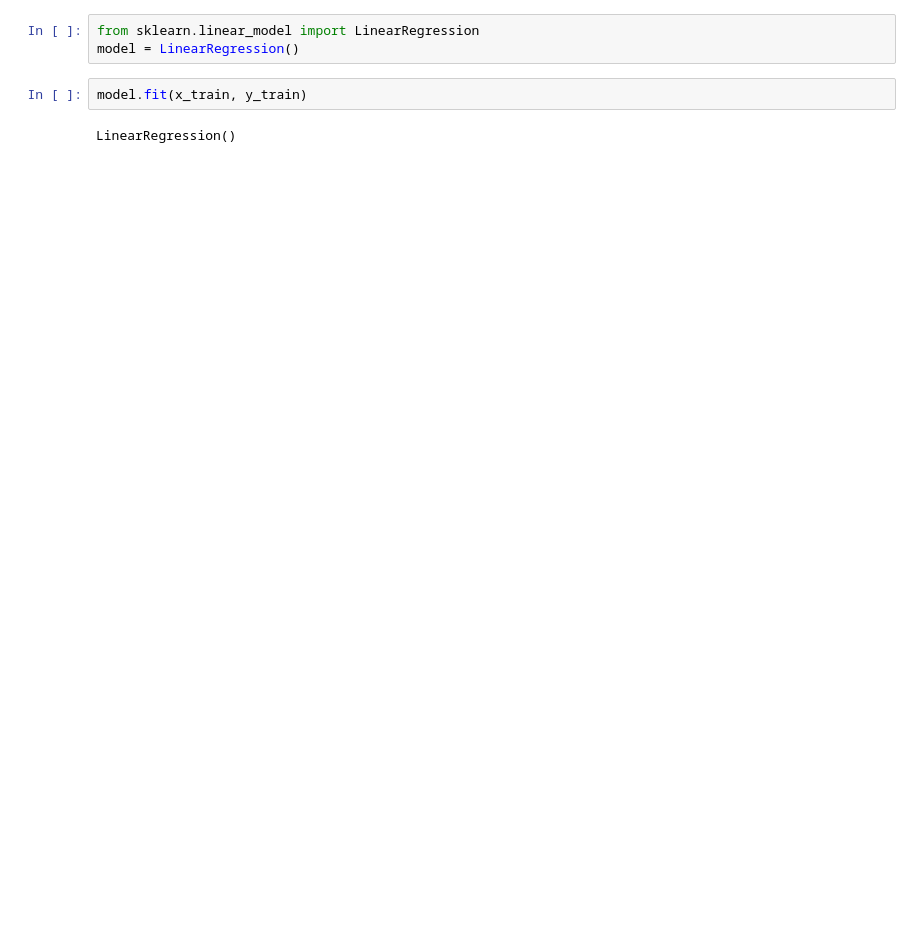
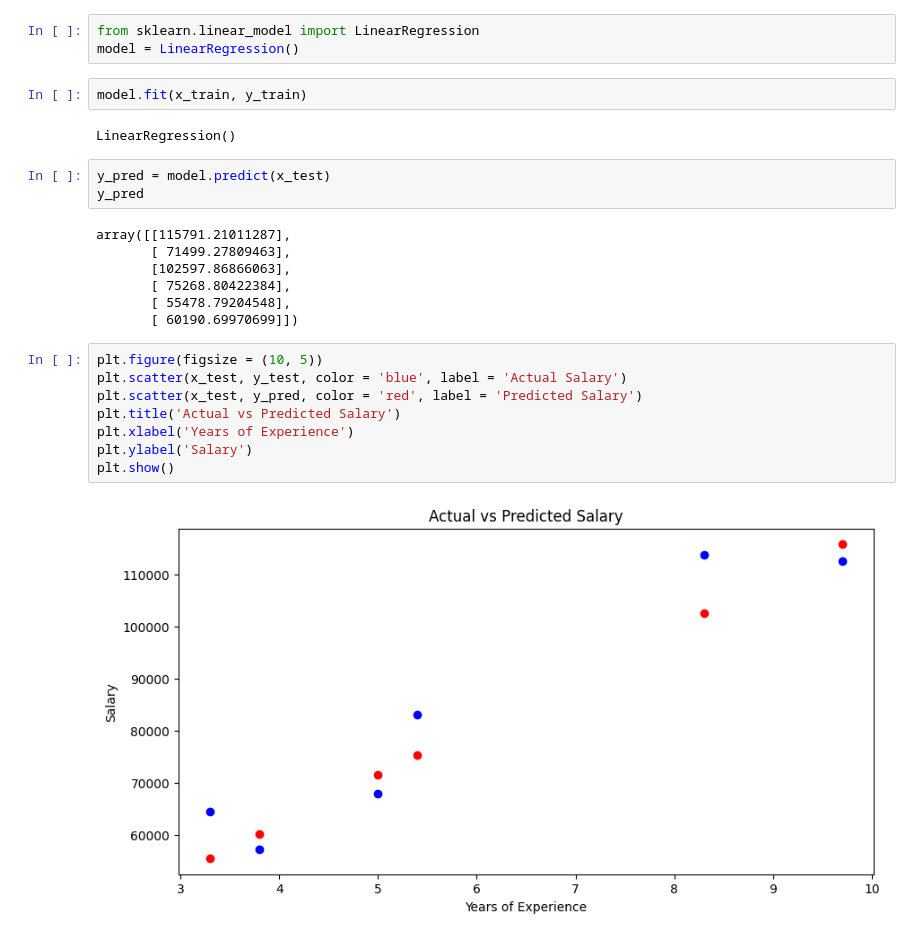
Before and after one commit to ESET0115/Basic, a Jupyter notebook: ML/Day8/analysis.ipynb, the cells around one changed output. Cells and saved outputs as stored; diff of their text form; blank space fills up the shorter version.

Commit message:
DOT NET Day 3 : Assessment + ML Day 9 : Regression model

```diff
--- a/ML/Day8/analysis.ipynb
+++ b/ML/Day8/analysis.ipynb
@@ -106,3 +126,23 @@ model = LinearRegression()
 model.fit(x_train, y_train)
 # %% [output]
 LinearRegression()
+# %%
+y_pred = model.predict(x_test)
+y_pred
+# %% [output]
+array([[115791.21011287],
+       [ 71499.27809463],
+       [102597.86866063],
+       [ 75268.80422384],
+       [ 55478.79204548],
+       [ 60190.69970699]])
+# %%
+plt.figure(figsize = (10, 5))
+plt.scatter(x_test, y_test, color = 'blue', label = 'Actual Salary')
+plt.scatter(x_test, y_pred, color = 'red', label = 'Predicted Salary')
+plt.title('Actual vs Predicted Salary')
+plt.xlabel('Years of Experience')
+plt.ylabel('Salary')
+plt.show()
+# %% [output]
+[figure, added]
```
Also changed, not shown: parts of 4 cells of this notebook, 35 other files.
